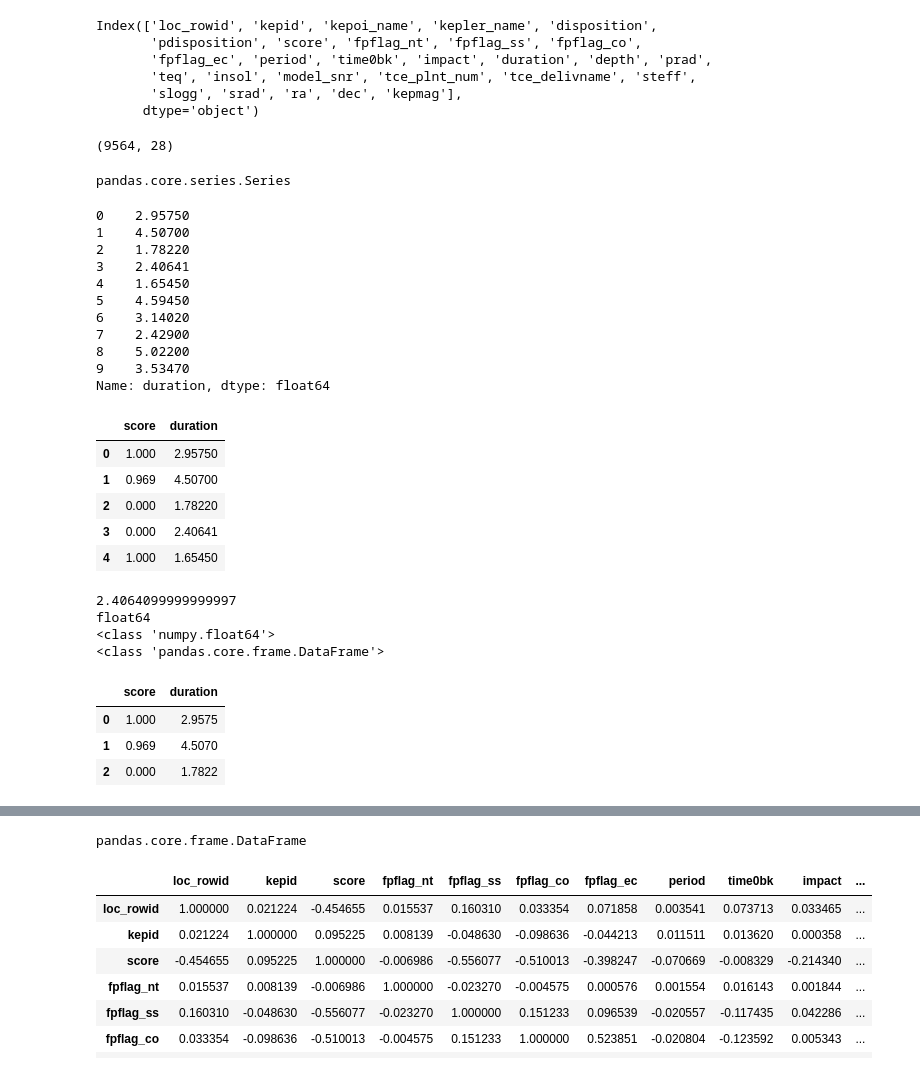
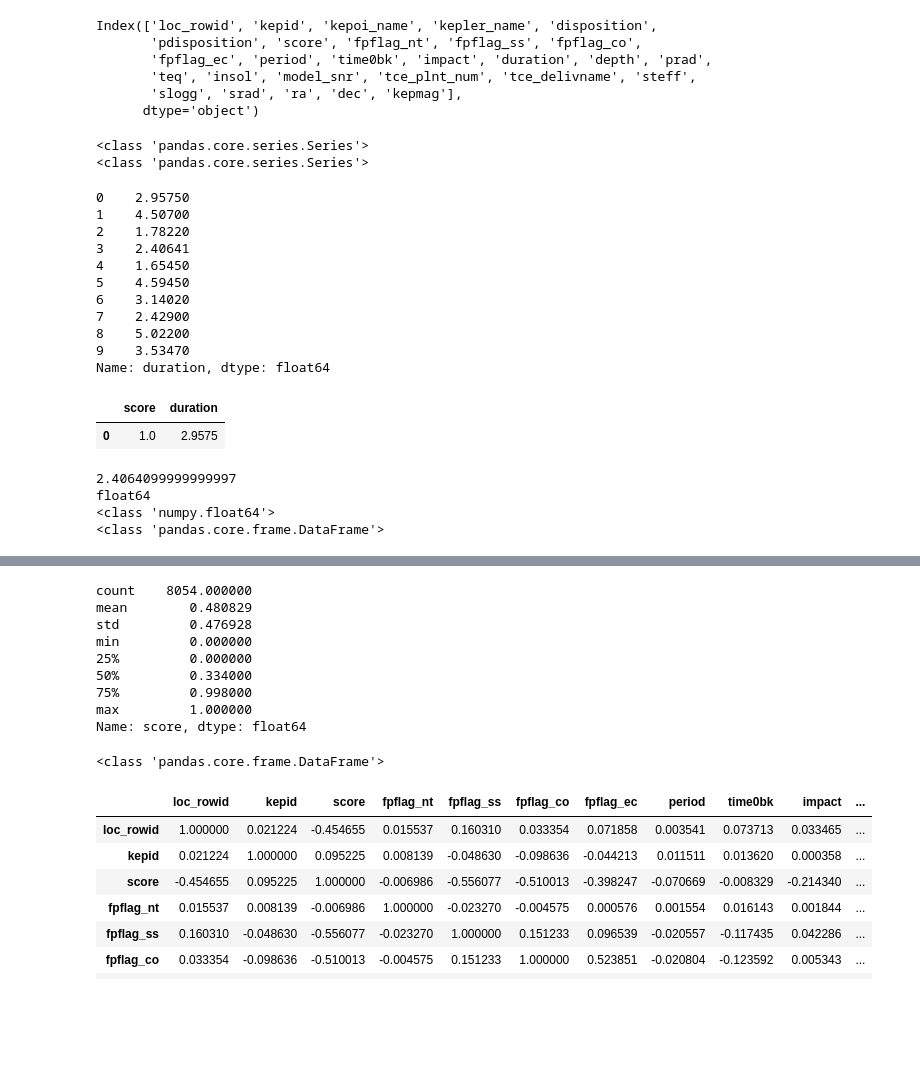
Before and after one commit to kkoryun/ML, a Jupyter notebook: HW1.ipynb, the cells around one changed output, grey strips where cells are left out. Saved outputs shown, nothing was run; the diff lists cells and outputs as text; code cells hidden in the pictures; blank space fills up the shorter version.

```diff
--- a/HW1.ipynb
+++ b/HW1.ipynb
@@ -162,37 +134,29 @@ Index(['loc_rowid', 'kepid', 'kepoi_name', 'kepler_name', 'disposition',
        'teq', 'insol', 'model_snr', 'tce_plnt_num', 'tce_delivname', 'steff',
        'slogg', 'srad', 'ra', 'dec', 'kepmag'],
       dtype='object')
-# %%
-data.shape
-# %% [output]
-(9564, 28)
-# %%
-type(data['duration'])
-# %% [output]
-pandas.core.series.Series
 # %%
+print(type(data['duration']))
+print(type(data.duration))
 pd.core.series.Series(data['duration'],range(0,10))
 # %% [output]
-0    2.95750
-1    4.50700
-2    1.78220
-3    2.40641
-4    1.65450
-5    4.59450
-6    3.14020
-7    2.42900
-8    5.02200
-9    3.53470
-Name: duration, dtype: float64
+<class 'pandas.core.series.Series'>
+<class 'pandas.core.series.Series'>
+0    2.95750
+1    4.50700
+2    1.78220
+3    2.40641
+4    1.65450
+5    4.59450
+6    3.14020
+7    2.42900
+8    5.02200
+9    3.53470
+Name: duration, dtype: float64
 # %%
-data[['score', 'duration']].head()
+data[['score', 'duration']].head(1)
 # %% [output]
 |  | score | duration |
-| 0 | 1.000 | 2.95750 |
-| 1 | 0.969 | 4.50700 |
-| 2 | 0.000 | 1.78220 |
-| 3 | 0.000 | 2.40641 |
-| 4 | 1.000 | 1.65450 |
+| 0 | 1.0 | 2.9575 |
 # %%
 print(data['duration'][3])
 print(data['duration'].dtype)
@@ -203,13 +167,6 @@ print(type(data[['score', 'duration']]))
 float64
 <class 'numpy.float64'>
 <class 'pandas.core.frame.DataFrame'>
-# %%
-data[['score', 'duration']].head(3)
-# %% [output]
-|  | score | duration |
-| 0 | 1.000 | 2.9575 |
-| 1 | 0.969 | 4.5070 |
-| 2 | 0.000 | 1.7822 |
 # %%
 data.describe()
 # %% [output]
@@ -222,12 +179,23 @@ data.describe()
 | 50% | 4782.500000 | 7.906892e+06 | 0.334000 | 0.000000 | 0.000000 | 0.000000 | 0.000000 | 9.752831 | 137.224595 | 0.537000 | ... |
 | 75% | 7173.250000 | 9.873066e+06 | 0.998000 | 0.000000 | 0.000000 | 0.000000 | 0.000000 | 40.715178 | 170.694603 | 0.889000 | ... |
 | max | 9564.000000 | 1.293514e+07 | 1.000000 | 465.000000 | 1.000000 | 1.000000 | 1.000000 | 129995.778400 | 1472.522306 | 100.806000 | ... |
+# %%
+data['score'].describe()
+# %% [output]
+count    8054.000000
+mean        0.480829
+std         0.476928
+min         0.000000
+25%         0.000000
+50%         0.334000
+75%         0.998000
+max         1.000000
+Name: score, dtype: float64
 # %%
 corr_mat = data.corr()
+print(type(corr_mat))
+# %% [output]
+<class 'pandas.core.frame.DataFrame'>
-# %%
-type(corr_mat)
-# %% [output]
-pandas.core.frame.DataFrame
 # %%
 corr_mat
 # %% [output]
```
Also changed, not shown: parts of 94 cells of this notebook.
